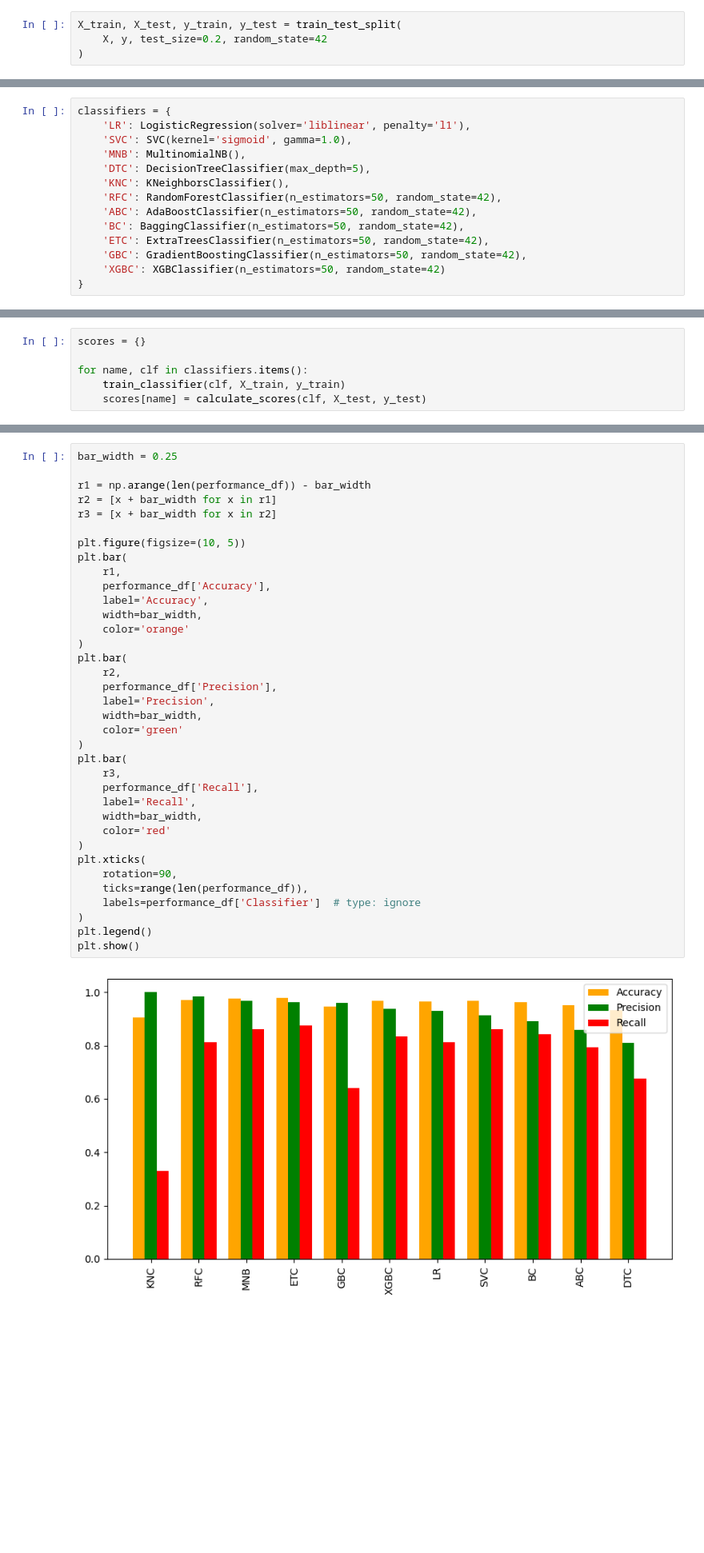
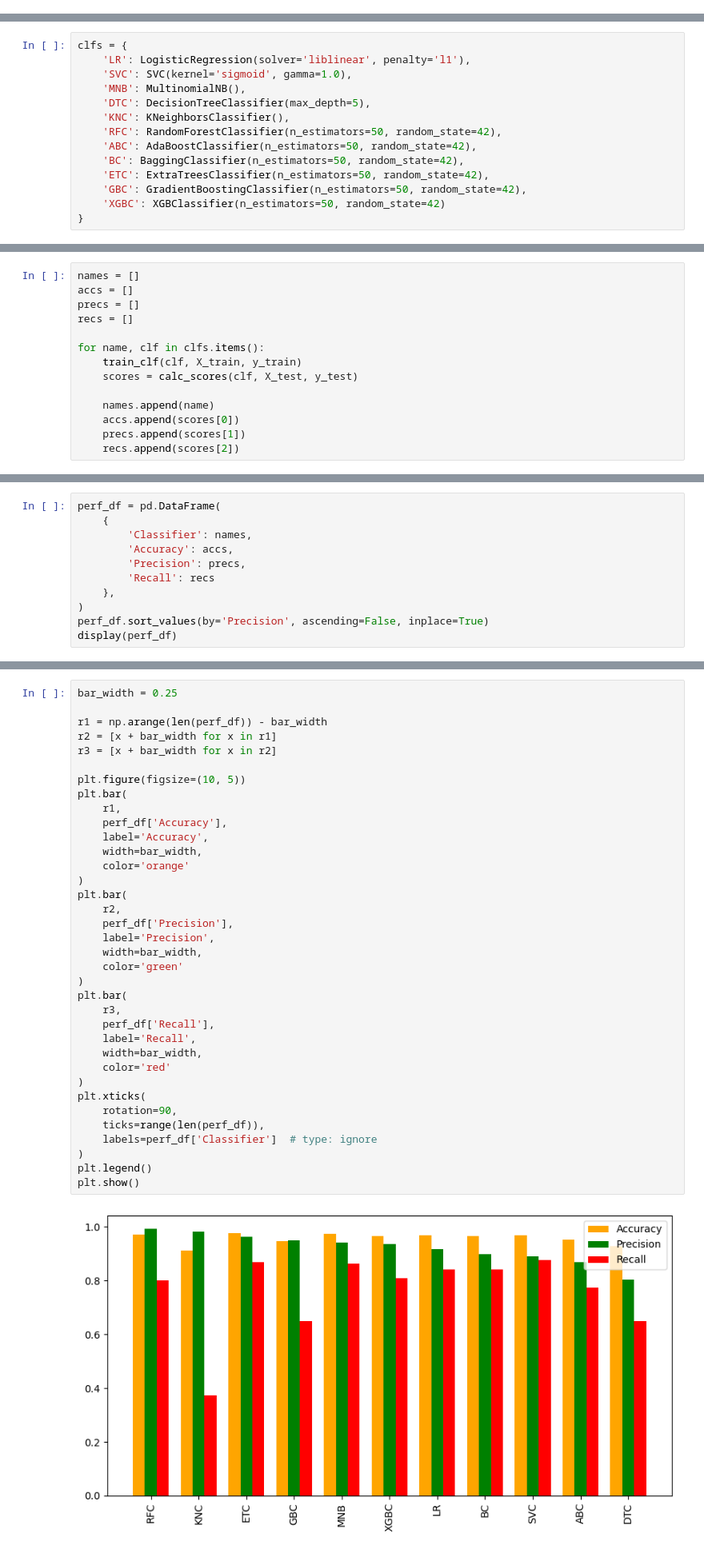
Before and after one commit to ushka1/spam-classifier, a Jupyter notebook: spam-classifier.ipynb, the cells around one changed output, grey strips where cells are left out. Shown at 80% size. Saved outputs shown, nothing was run; the diff lists cells and outputs as text; blank space fills up the shorter version.

Commit message:
feat: test different models 2

```diff
--- a/spam-classifier.ipynb
+++ b/spam-classifier.ipynb
@@ -385,4 +377,0 @@ display(y.shape)
-# %%
-X_train, X_test, y_train, y_test = train_test_split(
-    X, y, test_size=0.2, random_state=42
-)
@@ -471,7 +477,7 @@ from sklearn.ensemble import ExtraTreesClassifier
 from sklearn.ensemble import GradientBoostingClassifier
 from xgboost import XGBClassifier
 # %%
-classifiers = {
+clfs = {
     'LR': LogisticRegression(solver='liblinear', penalty='l1'),
     'SVC': SVC(kernel='sigmoid', gamma=1.0),
     'MNB': MultinomialNB(),
@@ -490,6 +493,14 @@ def train_classifier(clf, X_train, y_train):
 # %%
-scores = {}
+names = []
+accs = []
+precs = []
+recs = []
 
-for name, clf in classifiers.items():
-    train_classifier(clf, X_train, y_train)
-    scores[name] = calculate_scores(clf, X_test, y_test)
+for name, clf in clfs.items():
+    train_clf(clf, X_train, y_train)
+    scores = calc_scores(clf, X_test, y_test)
+
+    names.append(name)
+    accs.append(scores[0])
+    precs.append(scores[1])
+    recs.append(scores[2])
@@ -524,0 +507,11 @@ display(performance_df)
+# %%
+perf_df = pd.DataFrame(
+    {
+        'Classifier': names,
+        'Accuracy': accs,
+        'Precision': precs,
+        'Recall': recs
+    },
+)
+perf_df.sort_values(by='Precision', ascending=False, inplace=True)
+display(perf_df)
@@ -525,38 +531,38 @@ display(performance_df)
 # %%
 bar_width = 0.25
 
-r1 = np.arange(len(performance_df)) - bar_width
+r1 = np.arange(len(perf_df)) - bar_width
 r2 = [x + bar_width for x in r1]
 r3 = [x + bar_width for x in r2]
 
 plt.figure(figsize=(10, 5))
 plt.bar(
     r1,
-    performance_df['Accuracy'],
+    perf_df['Accuracy'],
     label='Accuracy',
     width=bar_width,
     color='orange'
 )
 plt.bar(
     r2,
-    performance_df['Precision'],
+    perf_df['Precision'],
     label='Precision',
     width=bar_width,
     color='green'
 )
 plt.bar(
     r3,
-    performance_df['Recall'],
+    perf_df['Recall'],
     label='Recall',
     width=bar_width,
     color='red'
 )
 plt.xticks(
     rotation=90,
-    ticks=range(len(performance_df)),
-    labels=performance_df['Classifier']  # type: ignore
+    ticks=range(len(perf_df)),
+    labels=perf_df['Classifier']  # type: ignore
 )
 plt.legend()
 plt.show()
 # %% [output]
-[figure, old version]
+[figure, new version]
```
Also changed, not shown: parts of 31 cells of this notebook.
